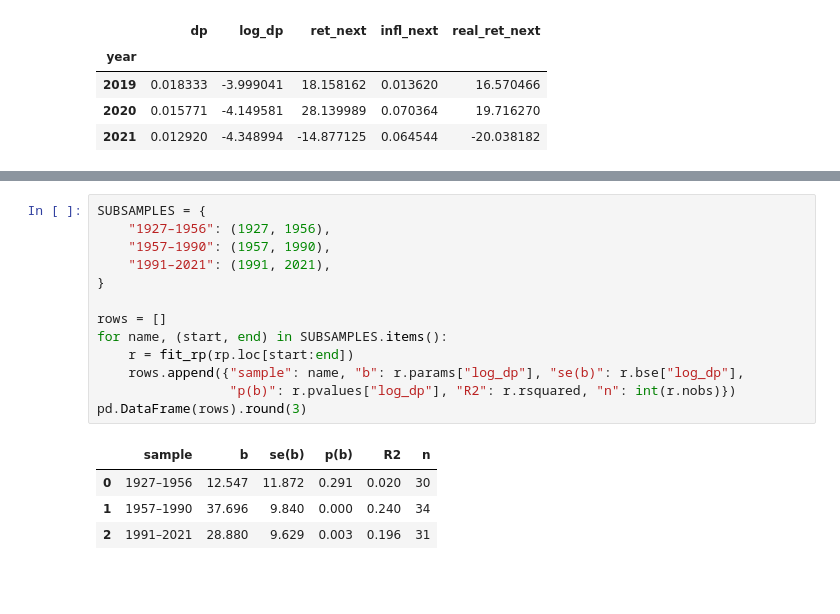
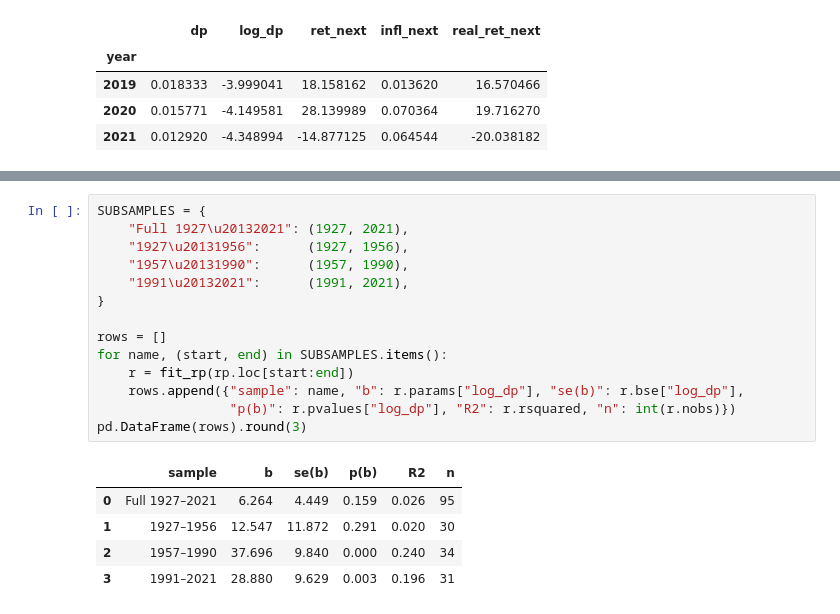
Before and after one commit to mortentabor/structural-change-seminar, a Jupyter notebook: notebooks/04-return-predictability.ipynb, the cells around one changed output, grey strips where cells are left out. Cells and saved outputs as stored; diff of their text form; blank space fills up the shorter version.

```diff
--- a/notebooks/04-return-predictability.ipynb
+++ b/notebooks/04-return-predictability.ipynb
@@ -88,18 +94,20 @@ Run the subsample splits below — then **change them** (edit the dictionary, re
 # %%
 SUBSAMPLES = {
-    "1927–1956": (1927, 1956),
-    "1957–1990": (1957, 1990),
-    "1991–2021": (1991, 2021),
+    "Full 1927\u20132021": (1927, 2021),
+    "1927\u20131956":      (1927, 1956),
+    "1957\u20131990":      (1957, 1990),
+    "1991\u20132021":      (1991, 2021),
 }
 
 rows = []
 for name, (start, end) in SUBSAMPLES.items():
     r = fit_rp(rp.loc[start:end])
     rows.append({"sample": name, "b": r.params["log_dp"], "se(b)": r.bse["log_dp"],
                  "p(b)": r.pvalues["log_dp"], "R2": r.rsquared, "n": int(r.nobs)})
 pd.DataFrame(rows).round(3)
 # %% [output]
 |  | sample | b | se(b) | p(b) | R2 | n |
-| 0 | 1927–1956 | 12.547 | 11.872 | 0.291 | 0.020 | 30 |
-| 1 | 1957–1990 | 37.696 | 9.840 | 0.000 | 0.240 | 34 |
-| 2 | 1991–2021 | 28.880 | 9.629 | 0.003 | 0.196 | 31 |
+| 0 | Full 1927–2021 | 6.264 | 4.449 | 0.159 | 0.026 | 95 |
+| 1 | 1927–1956 | 12.547 | 11.872 | 0.291 | 0.020 | 30 |
+| 2 | 1957–1990 | 37.696 | 9.840 | 0.000 | 0.240 | 34 |
+| 3 | 1991–2021 | 28.880 | 9.629 | 0.003 | 0.196 | 31 |
```
Also changed, not shown: parts of 19 cells of this notebook, 1 other file.
